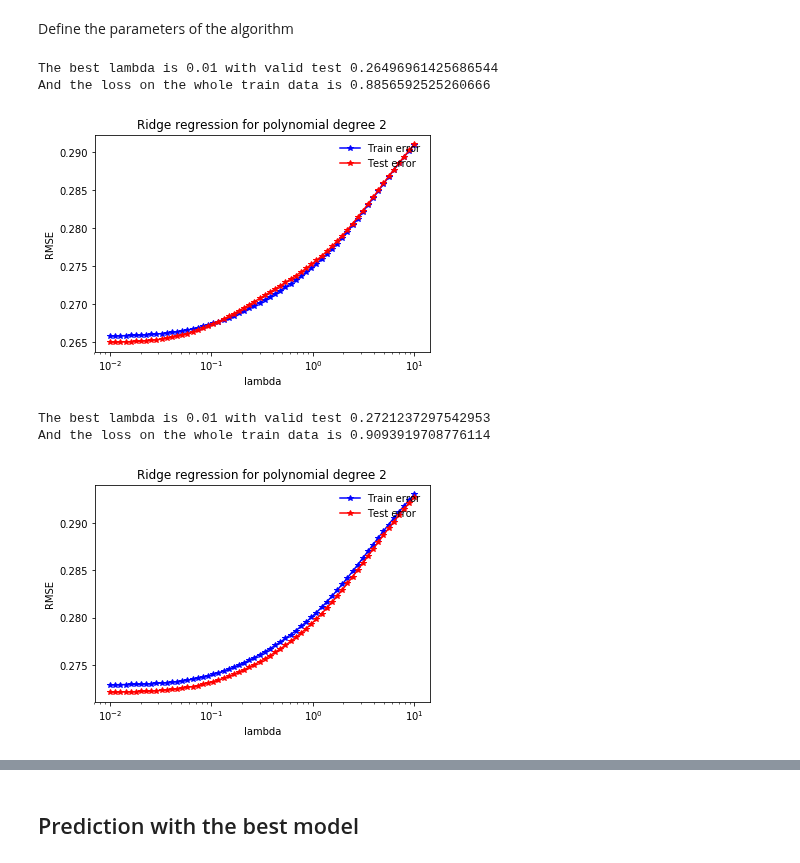
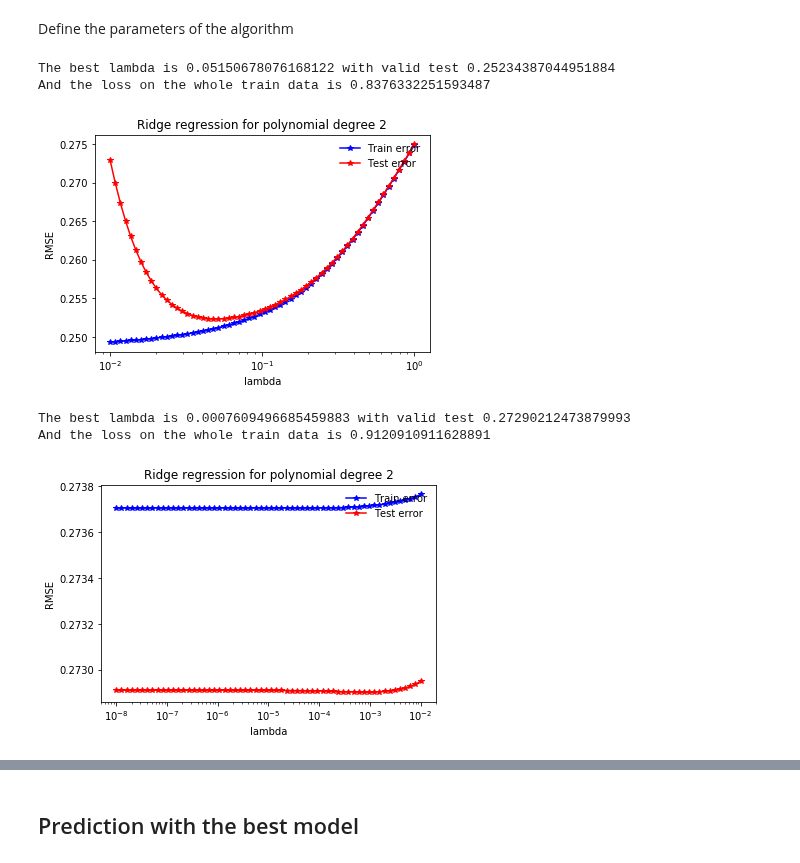
Before and after one commit to PaulineMauryL/MachineLearningProject1, a Jupyter notebook: Projet1_1.ipynb, the cells around one changed output, grey strips where cells are left out. Cells and saved outputs as stored; diff of their text form; code cells hidden in the pictures.

```diff
--- a/Projet1_1.ipynb
+++ b/Projet1_1.ipynb
@@ -35,3 +36,3 @@ trx_0, tex_0= dataprocessing(cat_0_tri,cat_0_tei,idx_0_tr,idx_0_te,deg0=1,adddeg
 # %%
-trx_1, tex_1= dataprocessing(cat_1_tri,cat_1_tei,idx_1_tr,idx_1_te,deg0=1,adddegree0=0,sqrt0=0,comb0=0)
+trx_1, tex_1= dataprocessing(cat_1_tri,cat_1_tei,idx_1_tr,idx_1_te,deg0=3,adddegree0=1,sqrt0=1,comb0=1)
 # %%
@@ -40,0 +48,2 @@ trx_3, tex_3= dataprocessing(cat_3_tri,cat_3_tei,idx_3_tr,idx_3_te,deg0=1,adddeg
+# %%
+features_1 = best_set_of_features(trx_1,y_train_1,lambda_1)
@@ -40,0 +54,10 @@ trx_3, tex_3= dataprocessing(cat_3_tri,cat_3_tei,idx_3_tr,idx_3_te,deg0=1,adddeg
+# %%
+trx_fast_0 = trx_0[:,features_0]
+trx_fast_1 = trx_1[:,features_1]
+trx_fast_2 = trx_2[:,features_2]
+trx_fast_3 = trx_3[:,features_3]
+
+tex_fast_0 = tex_0[:,features_0]
+tex_fast_1 = tex_1[:,features_1]
+tex_fast_2 = tex_2[:,features_2]
+tex_fast_3 = tex_3[:,features_3]
@@ -43,15 +75,15 @@ trx_3, tex_3= dataprocessing(cat_3_tri,cat_3_tei,idx_3_tr,idx_3_te,deg0=1,adddeg
 # %% [markdown]
 Define the parameters of the algorithm
 # %%
-w_best_0 = modeling(trx_0,y_train_0,num_intervals_lambda=60, nb_fold=10,nb_crossvalid=3,min_range=-2,max_range=1)
+w_best_0,lambda_0 = modeling(trx_fast_0,y_train_0,num_intervals_lambda=60, nb_fold=10,nb_crossvalid=3,min_range=-2,max_range=0)
 # %% [output]
-The best lambda is 0.01 with valid test 0.26496961425686544
-And the loss on the whole train data is 0.8856592525260666
+The best lambda is 0.05150678076168122 with valid test 0.25234387044951884
+And the loss on the whole train data is 0.8376332251593487
-[figure, old version]
+[figure, new version]
 # %%
-w_best_1 = modeling(trx_1,y_train_1,num_intervals_lambda=60, nb_fold=10,nb_crossvalid=3,min_range=-2,max_range=1)
+w_best_1,lambda_1 = modeling(trx_fast_1,y_train_1,num_intervals_lambda=60, nb_fold=10,nb_crossvalid=3,min_range=-8,max_range=-2)
 # %% [output]
-The best lambda is 0.01 with valid test 0.2721237297542953
-And the loss on the whole train data is 0.9093919708776114
+The best lambda is 0.0007609496685459883 with valid test 0.27290212473879993
+And the loss on the whole train data is 0.9120910911628891
-[figure, old version]
+[figure, new version]
 # %%
```
Also changed, not shown: parts of 13 cells of this notebook, 4 other files.
